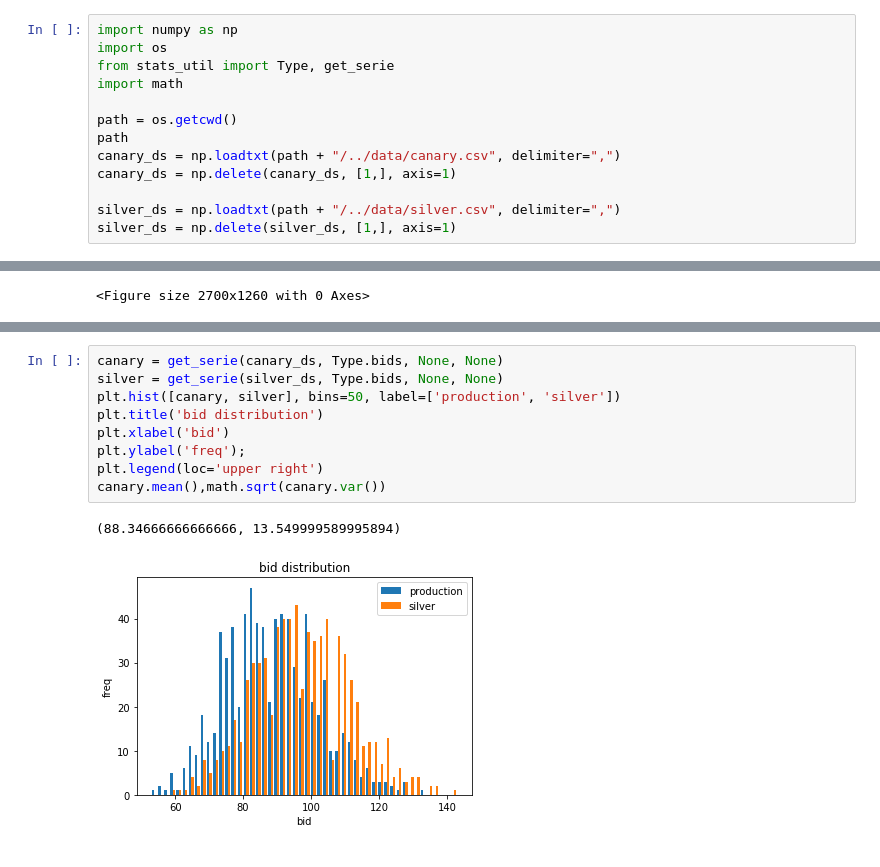
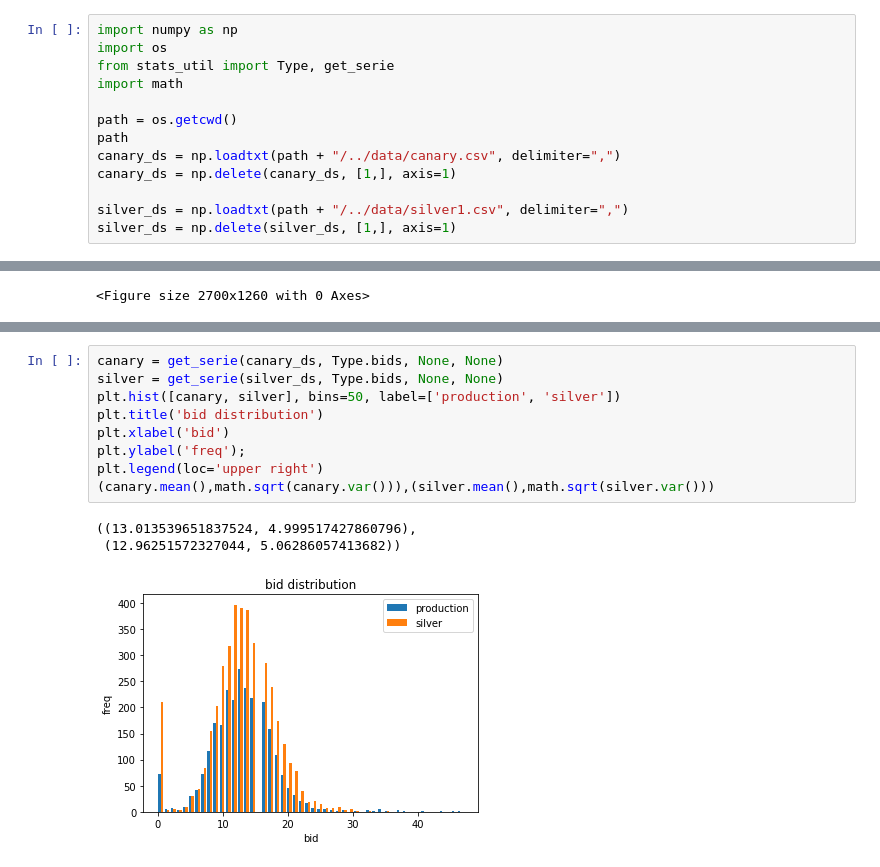
Before and after one commit to gmaggiotti/bidder-stats, a Jupyter notebook: src/ap_canaries.ipynb, the cells around one changed output, grey strips where cells are left out. Saved outputs shown, nothing was run; the diff lists cells and outputs as text.

```diff
--- a/src/ap_canaries.ipynb
+++ b/src/ap_canaries.ipynb
@@ -23,7 +24,7 @@ path
 canary_ds = np.loadtxt(path + "/../data/canary.csv", delimiter=",")
 canary_ds = np.delete(canary_ds, [1,], axis=1)
 
-silver_ds = np.loadtxt(path + "/../data/silver.csv", delimiter=",")
+silver_ds = np.loadtxt(path + "/../data/silver1.csv", delimiter=",")
 silver_ds = np.delete(silver_ds, [1,], axis=1)
 # %%
 from matplotlib.pyplot import figure
@@ -71,15 +75,16 @@ canary.mean(),math.sqrt(canary.var())
 # %%
 canary = get_serie(canary_ds, Type.bids, None, None)
 silver = get_serie(silver_ds, Type.bids, None, None)
 plt.hist([canary, silver], bins=50, label=['production', 'silver'])
 plt.title('bid distribution')
 plt.xlabel('bid')
 plt.ylabel('freq');
 plt.legend(loc='upper right')
-canary.mean(),math.sqrt(canary.var())
+(canary.mean(),math.sqrt(canary.var())),(silver.mean(),math.sqrt(silver.var()))
 # %% [output]
-(88.34666666666666, 13.549999589995894)
+((13.013539651837524, 4.999517427860796),
+ (12.96251572327044, 5.06286057413682))
-[figure, old version]
+[figure, new version]
 # %%
 from matplotlib.pyplot import figure
 import matplotlib.pyplot as plt
```
Also changed, not shown: parts of 5 cells of this notebook, 3 other files.
